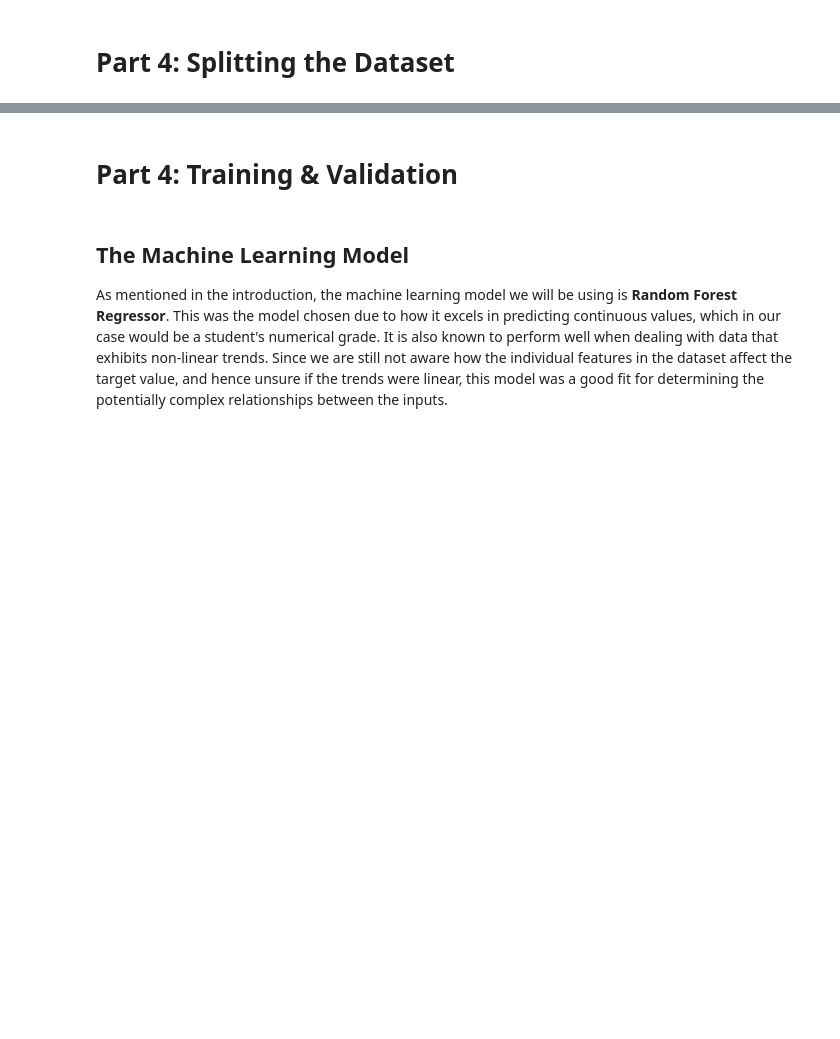
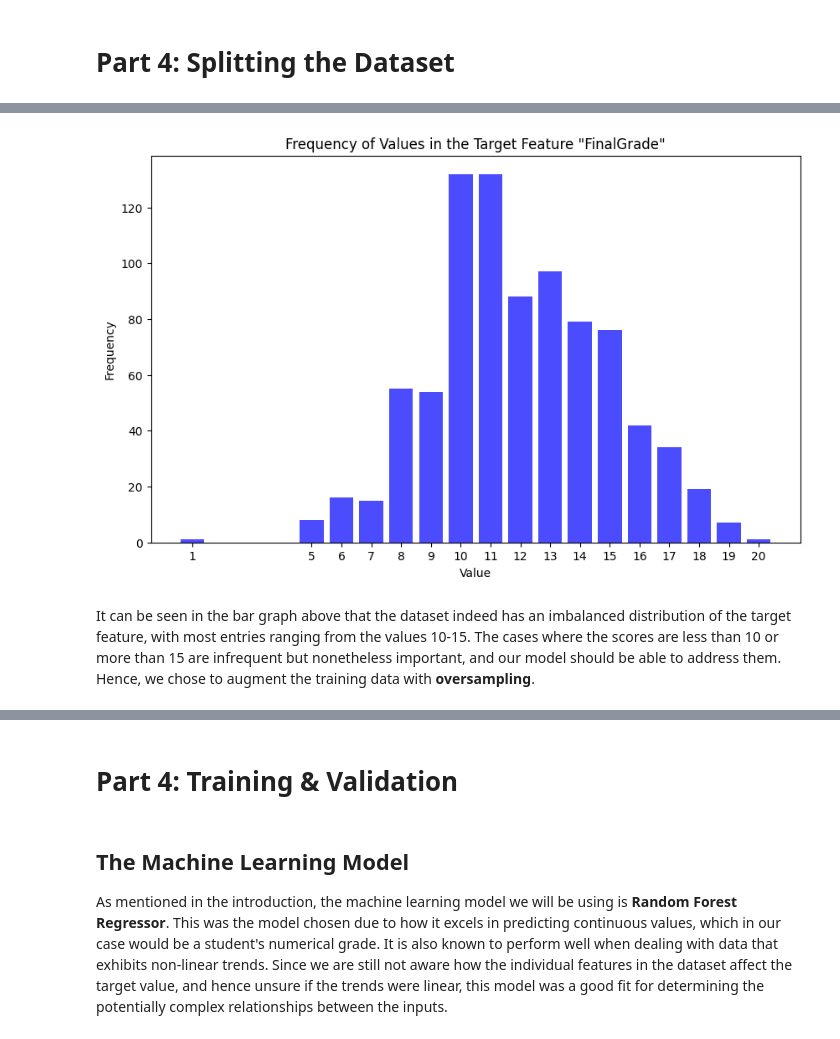
Before and after one commit to shankencedric/cs180proj, a Jupyter notebook: MantisMinds™️_Bucu_Legara_Project_THX.ipynb, the cells around one changed output, grey strips where cells are left out. Cells and saved outputs as stored; diff of their text form; code cells hidden in the pictures; blank space fills up the shorter version.

```diff
--- a/MantisMinds™️_Bucu_Legara_Project_THX.ipynb
+++ b/MantisMinds™️_Bucu_Legara_Project_THX.ipynb
@@ -219,0 +231,20 @@ Dataset with no human predictions    Sex  StudyTime  FreeTime  Romantic  AlcoInt
+# %%
+# import libary for plotting
+import matplotlib.pyplot as plt
+
+# Calculate the frequency of each unique value in the target feature
+datasetY = dataset['FinalGrade']
+value_counts = datasetY.value_counts().sort_index()
+
+# plot the frequencies in a bar graph, for analyzing target distribution
+plt.figure(figsize=(10, 6))
+plt.bar(value_counts.index, value_counts.values, color='blue', alpha=0.7)
+plt.xlabel('Value')
+plt.ylabel('Frequency')
+plt.title('Frequency of Values in the Target Feature "FinalGrade"')
+plt.xticks(value_counts.index)  # Ensures all unique values are shown on the x-axis
+plt.show()
+# %% [output]
+[figure, added]
+# %% [markdown]
+It can be seen in the bar graph above that the dataset indeed has an imbalanced distribution of the target feature, with most entries ranging from the values 10-15. The cases where the scores are less than 10 or more than 15 are infrequent but nonetheless important, and our model should be able to address them. Hence, we chose to augment the training data with **oversampling**.
```
Also changed, not shown: parts of 34 cells of this notebook.
